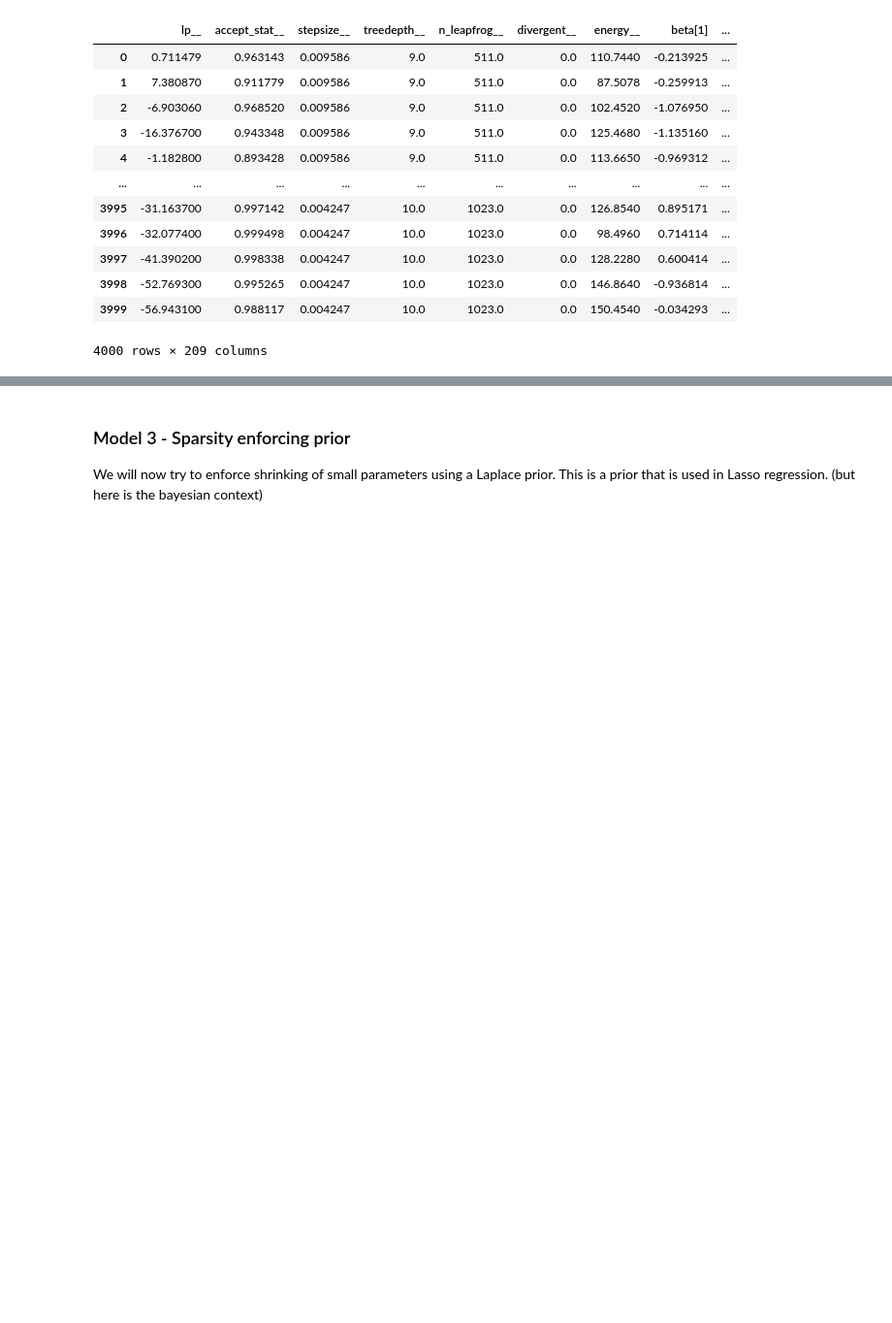
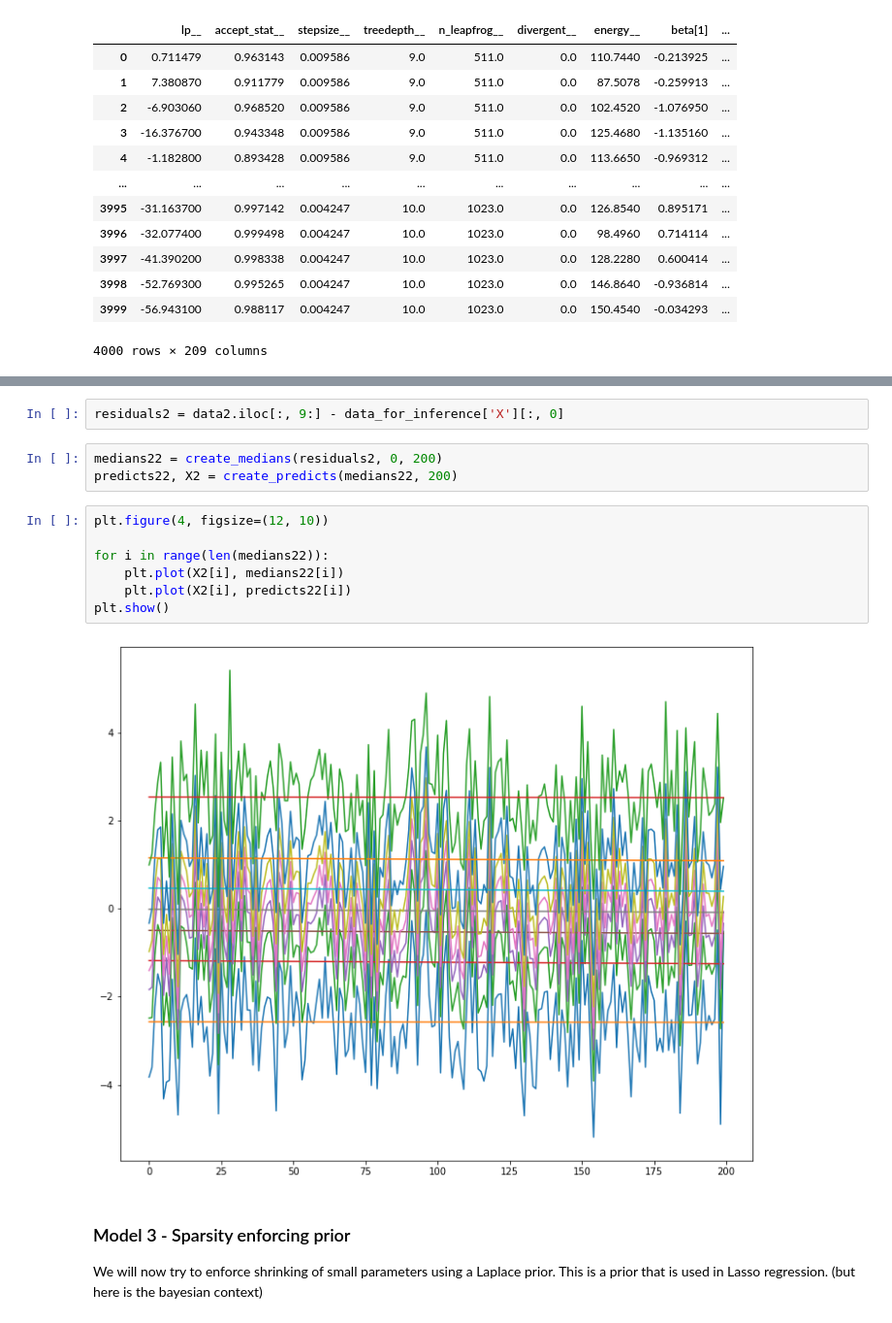
Before and after one commit to dobrodzziej/Maciej-Wojtys-Data-Analytics, a Jupyter notebook: Lab-4/sparsity.ipynb, the cells around one changed output, grey strips where cells are left out. Shown at 97% size. Drawn from its saved outputs; the diff is of its cells as text; blank space fills up the shorter version.

```diff
--- a/Lab-4/sparsity.ipynb
+++ b/Lab-4/sparsity.ipynb
@@ -259,3 +270,17 @@ plt.show()
+# %%
+residuals2 = data2.iloc[:, 9:] - data_for_inference['X'][:, 0]
+# %%
+medians22 = create_medians(residuals2, 0, 200)
+predicts22, X2 = create_predicts(medians22, 200)
+# %%
+plt.figure(4, figsize=(12, 10))
+
+for i in range(len(medians22)):
+    plt.plot(X2[i], medians22[i])
+    plt.plot(X2[i], predicts22[i])
+plt.show()
+# %% [output]
+[figure, added]
 # %% [markdown]
 ### Model 3 -  Sparsity enforcing prior
 
```
Also changed, not shown: parts of 15 cells of this notebook.
